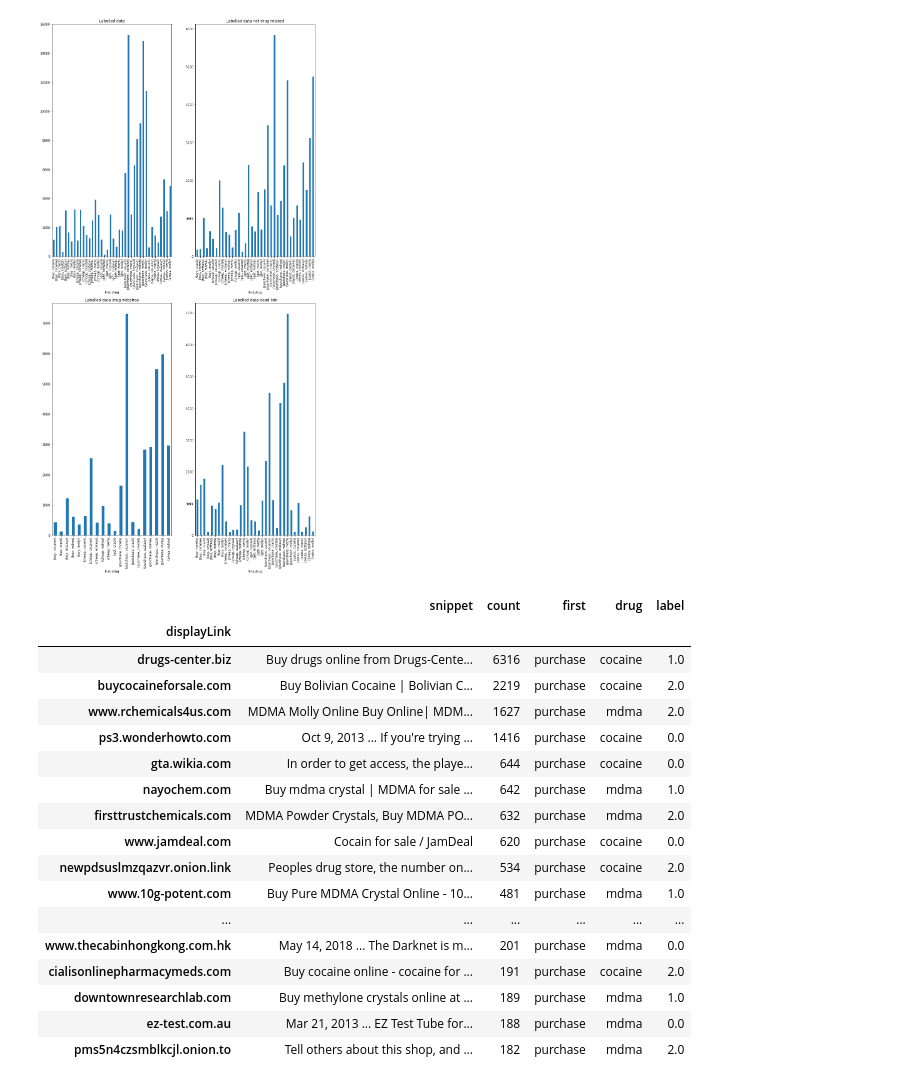
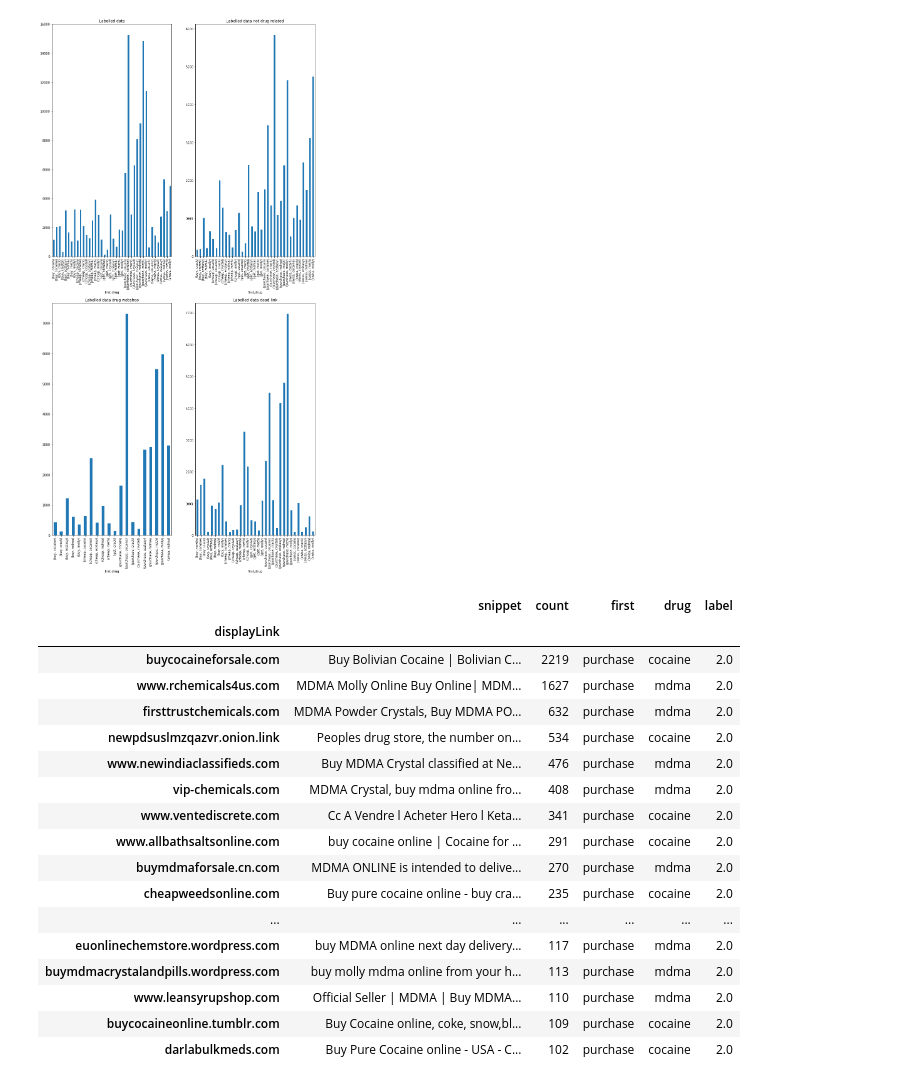
Before and after one commit to miallema/ESC, a Jupyter notebook: Notebooks/exploring.ipynb, the cells around one changed output. Drawn from its saved outputs; the diff is of its cells as text; code cells hidden in the pictures.

```diff
--- a/Notebooks/exploring.ipynb
+++ b/Notebooks/exploring.ipynb
@@ -153,24 +159,24 @@ websites_filtered[websites_filtered['label']==2].groupby(['first','drug']).sum()
 # %% [output]
 <matplotlib.axes._subplots.AxesSubplot at 0x...>
 [figure]
-# %%
-coke_mdma.head(30)
-# %% [output]
-|  | snippet | count | first | drug | label |
-| displayLink |  |  |  |  |  |
-| drugs-center.biz | Buy drugs online from Drugs-Cente... | 6316 | purchase | cocaine | 1.0 |
-| buycocaineforsale.com | Buy Bolivian Cocaine | Bolivian C... | 2219 | purchase | cocaine | 2.0 |
-| www.rchemicals4us.com | MDMA Molly Online Buy Online| MDM... | 1627 | purchase | mdma | 2.0 |
-| ps3.wonderhowto.com | Oct 9, 2013 ... If you're trying ... | 1416 | purchase | cocaine | 0.0 |
-| gta.wikia.com | In order to get access, the playe... | 644 | purchase | cocaine | 0.0 |
-| nayochem.com | Buy mdma crystal | MDMA for sale ... | 642 | purchase | mdma | 1.0 |
-| firsttrustchemicals.com | MDMA Powder Crystals, Buy MDMA PO... | 632 | purchase | mdma | 2.0 |
-| www.jamdeal.com | Cocain for sale / JamDeal | 620 | purchase | cocaine | 0.0 |
-| newpdsuslmzqazvr.onion.link | Peoples drug store, the number on... | 534 | purchase | cocaine | 2.0 |
-| www.10g-potent.com | Buy Pure MDMA Crystal Online - 10... | 481 | purchase | mdma | 1.0 |
-| ... | ... | ... | ... | ... | ... |
-| www.thecabinhongkong.com.hk | May 14, 2018 ... The Darknet is m... | 201 | purchase | mdma | 0.0 |
-| cialisonlinepharmacymeds.com | Buy cocaine online - cocaine for ... | 191 | purchase | cocaine | 2.0 |
-| downtownresearchlab.com | Buy methylone crystals online at ... | 189 | purchase | mdma | 1.0 |
-| ez-test.com.au | Mar 21, 2013 ... EZ Test Tube for... | 188 | purchase | mdma | 0.0 |
-| pms5n4czsmblkcjl.onion.to | Tell others about this shop, and ... | 182 | purchase | mdma | 2.0 |
+# %%
+coke_mdma[coke_mdma['label'] == 2.0]
+# %% [output]
+|  | snippet | count | first | drug | label |
+| displayLink |  |  |  |  |  |
+| buycocaineforsale.com | Buy Bolivian Cocaine | Bolivian C... | 2219 | purchase | cocaine | 2.0 |
+| www.rchemicals4us.com | MDMA Molly Online Buy Online| MDM... | 1627 | purchase | mdma | 2.0 |
+| firsttrustchemicals.com | MDMA Powder Crystals, Buy MDMA PO... | 632 | purchase | mdma | 2.0 |
+| newpdsuslmzqazvr.onion.link | Peoples drug store, the number on... | 534 | purchase | cocaine | 2.0 |
+| www.newindiaclassifieds.com | Buy MDMA Crystal classified at Ne... | 476 | purchase | mdma | 2.0 |
+| vip-chemicals.com | MDMA Crystal, buy mdma online fro... | 408 | purchase | mdma | 2.0 |
+| www.ventediscrete.com | Cc A Vendre l Acheter Hero l Keta... | 341 | purchase | cocaine | 2.0 |
+| www.allbathsaltsonline.com | buy cocaine online | Cocaine for ... | 291 | purchase | cocaine | 2.0 |
+| buymdmaforsale.cn.com | MDMA ONLINE is intended to delive... | 270 | purchase | mdma | 2.0 |
+| cheapweedsonline.com | Buy pure cocaine online - buy cra... | 235 | purchase | cocaine | 2.0 |
+| ... | ... | ... | ... | ... | ... |
+| euonlinechemstore.wordpress.com | buy MDMA online next day delivery... | 117 | purchase | mdma | 2.0 |
+| buymdmacrystalandpills.wordpress.com | buy molly mdma online from your h... | 113 | purchase | mdma | 2.0 |
+| www.leansyrupshop.com | Official Seller | MDMA | Buy MDMA... | 110 | purchase | mdma | 2.0 |
+| buycocaineonline.tumblr.com | Buy Cocaine online, coke, snow,bl... | 109 | purchase | cocaine | 2.0 |
+| darlabulkmeds.com | Buy Pure Cocaine online - USA - C... | 102 | purchase | cocaine | 2.0 |
```
Also changed, not shown: parts of 1 cell of this notebook, 2 other files.
